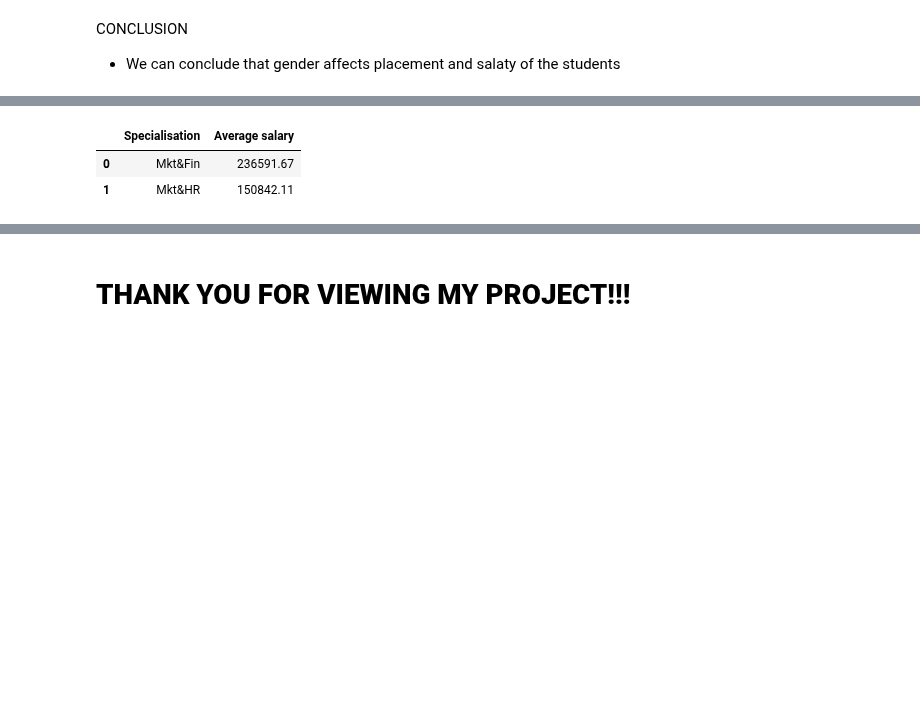
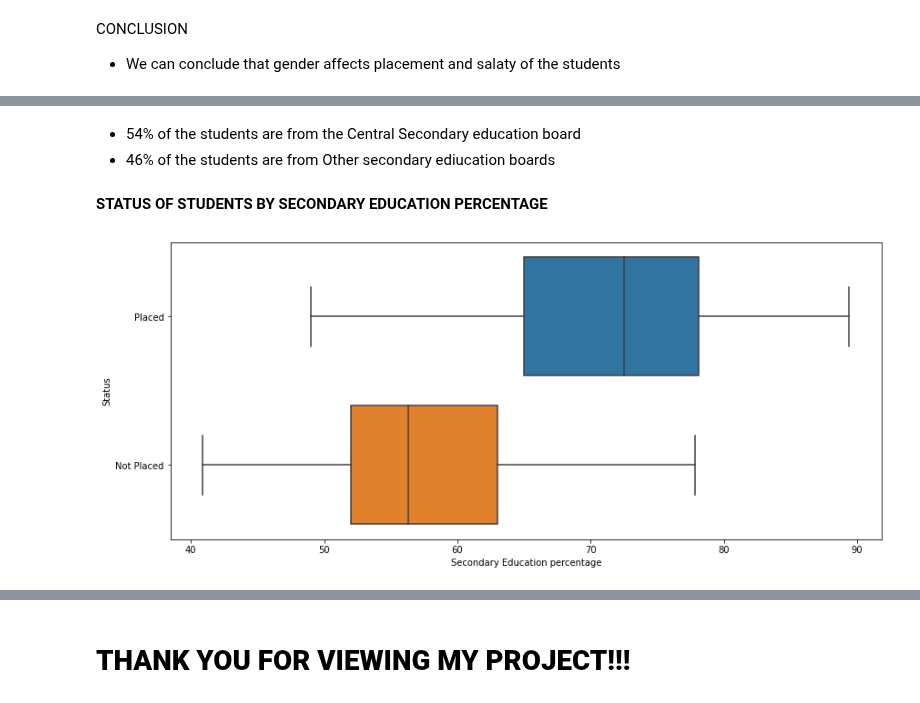
Before and after one commit to devchoplife/Campus-placement, a Jupyter notebook: school_placement.ipynb, the cells around one changed output, grey strips where cells are left out. Drawn from its saved outputs; the diff is of its cells as text; code cells hidden in the pictures; blank space fills up the shorter version.

```diff
--- a/school_placement.ipynb
+++ b/school_placement.ipynb
@@ -263,8 +236,14 @@ gender_grp
-# %%
-spec_grp = pment.groupby(['specialisation'], as_index = False)['salary'].mean().round(2)
-spec_grp.rename(columns = {'specialisation': 'Specialisation', 'salary': 'Average salary'}, inplace = True)
-spec_grp
-# %% [output]
-|  | Specialisation | Average salary |
-| 0 | Mkt&Fin | 236591.67 |
-| 1 | Mkt&HR | 150842.11 |
+# %% [markdown]
+* 54% of the students are from the Central Secondary education board
+* 46% of the students are from Other secondary ediucation boards
+# %% [markdown]
+**STATUS OF STUDENTS BY SECONDARY EDUCATION PERCENTAGE**
+# %%
+plt.figure(figsize = (14, 6))
+sns.boxplot('ssc_p', 'status', data = pment)
+plt.xlabel("Secondary Education percentage")
+plt.ylabel("Status")
+plt.title("BOX PLOT SHOWING STATUS BY SECONDARY SCHOOL PERCENTAGE")
+plt.show()
+# %% [output]
+[figure, added]
```
Also changed, not shown: parts of 17 cells of this notebook.
